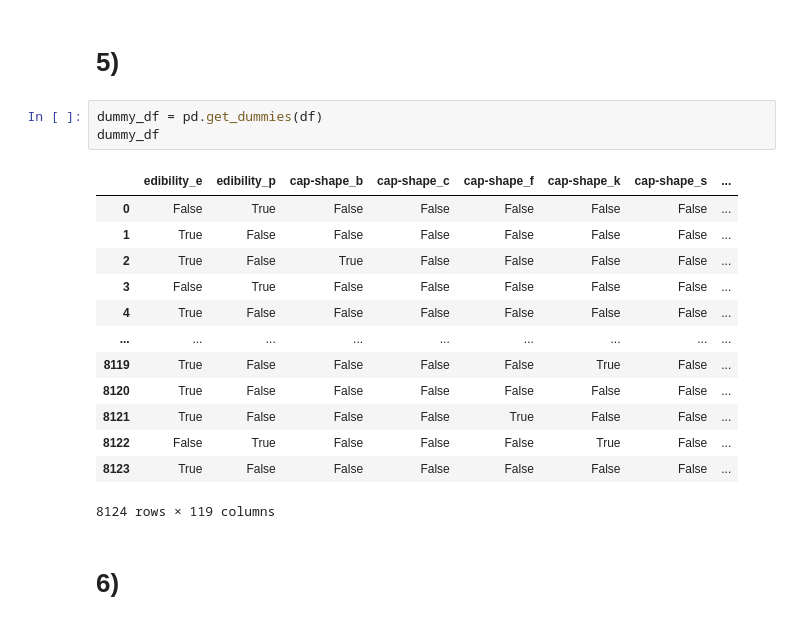
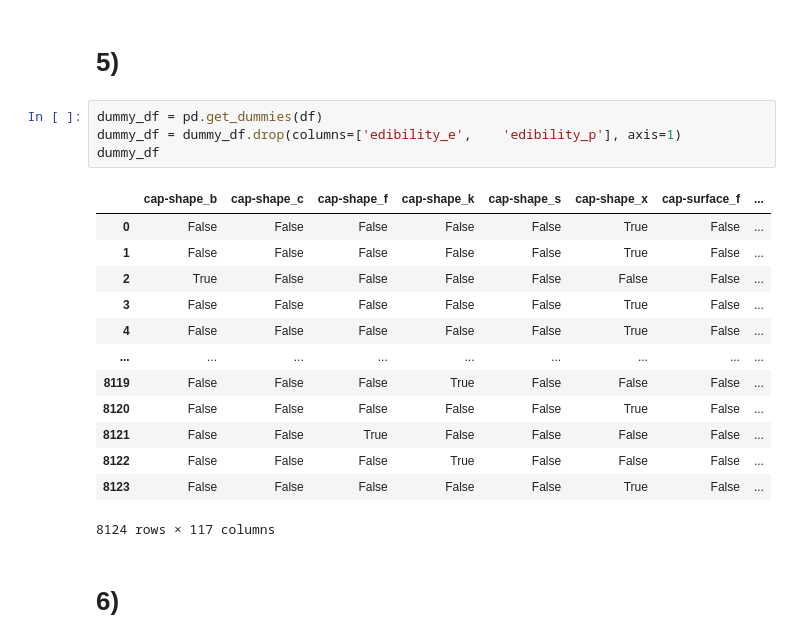
Before and after one commit to JarandJR/IDATT2502, a Jupyter notebook: oving5/main.ipynb, the cells around one changed output. Cells and saved outputs as stored; diff of their text form.

```diff
--- a/oving5/main.ipynb
+++ b/oving5/main.ipynb
@@ -85,21 +85,22 @@ plt.show()
 # 5)
 # %%
 dummy_df = pd.get_dummies(df)
+dummy_df = dummy_df.drop(columns=['edibility_e',	'edibility_p'], axis=1)
 dummy_df
 # %% [output]
-|  | edibility_e | edibility_p | cap-shape_b | cap-shape_c | cap-shape_f | cap-shape_k | cap-shape_s | ... |
-| 0 | False | True | False | False | False | False | False | ... |
-| 1 | True | False | False | False | False | False | False | ... |
-| 2 | True | False | True | False | False | False | False | ... |
-| 3 | False | True | False | False | False | False | False | ... |
-| 4 | True | False | False | False | False | False | False | ... |
+|  | cap-shape_b | cap-shape_c | cap-shape_f | cap-shape_k | cap-shape_s | cap-shape_x | cap-surface_f | ... |
+| 0 | False | False | False | False | False | True | False | ... |
+| 1 | False | False | False | False | False | True | False | ... |
+| 2 | True | False | False | False | False | False | False | ... |
+| 3 | False | False | False | False | False | True | False | ... |
+| 4 | False | False | False | False | False | True | False | ... |
 | ... | ... | ... | ... | ... | ... | ... | ... | ... |
-| 8119 | True | False | False | False | False | True | False | ... |
-| 8120 | True | False | False | False | False | False | False | ... |
-| 8121 | True | False | False | False | True | False | False | ... |
-| 8122 | False | True | False | False | False | True | False | ... |
-| 8123 | True | False | False | False | False | False | False | ... |
+| 8119 | False | False | False | True | False | False | False | ... |
+| 8120 | False | False | False | False | False | True | False | ... |
+| 8121 | False | False | True | False | False | False | False | ... |
+| 8122 | False | False | False | True | False | False | False | ... |
+| 8123 | False | False | False | False | False | True | False | ... |
-8124 rows × 119 columns
+8124 rows × 117 columns
 # %% [markdown]
 # 6)
 # %%
```
Also changed, not shown: parts of 1 cell of this notebook, 3 other files.
